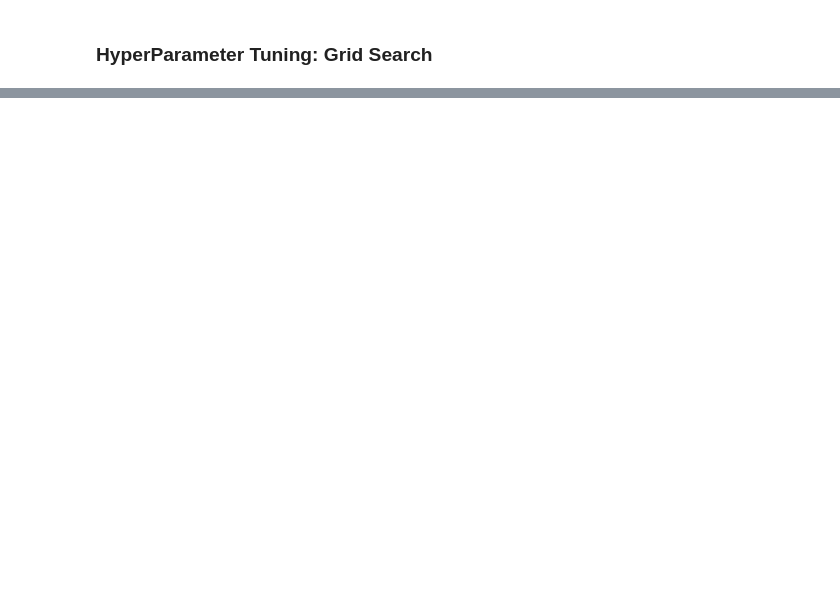
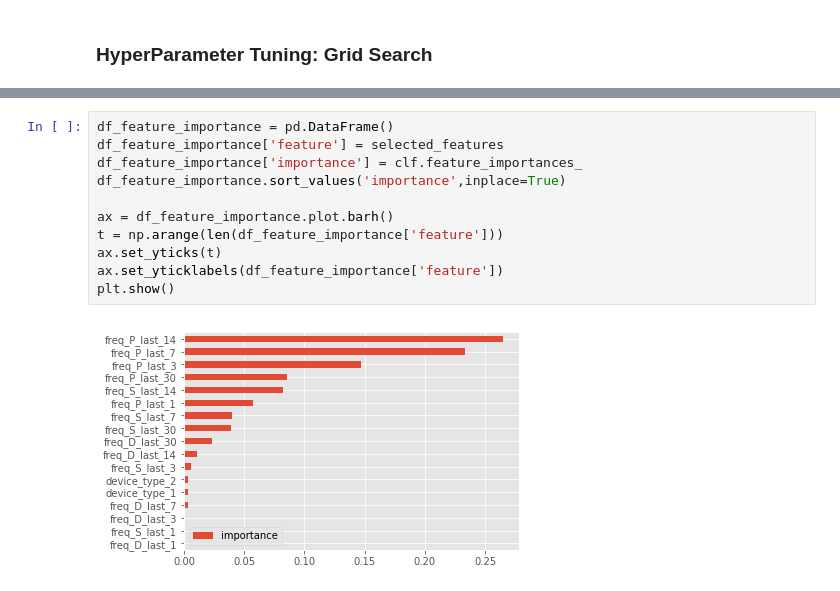
Before and after one commit to KeaneWu/Capstone, a Jupyter notebook: musicbox/5_train_model_sklearn.ipynb, the cells around one changed output, grey strips where cells are left out. Drawn from its saved outputs; the diff is of its cells as text; blank space fills up the shorter version.

```diff
--- a/musicbox/5_train_model_sklearn.ipynb
+++ b/musicbox/5_train_model_sklearn.ipynb
@@ -368,0 +369,13 @@ f1-score   0.912056  0.865270
+# %%
+df_feature_importance = pd.DataFrame()
+df_feature_importance['feature'] = selected_features
+df_feature_importance['importance'] = clf.feature_importances_
+df_feature_importance.sort_values('importance',inplace=True)
+
+ax = df_feature_importance.plot.barh()
+t = np.arange(len(df_feature_importance['feature']))
+ax.set_yticks(t)
+ax.set_yticklabels(df_feature_importance['feature'])
+plt.show()
+# %% [output]
+[figure, added]
```
Also changed, not shown: parts of 12 cells of this notebook.
